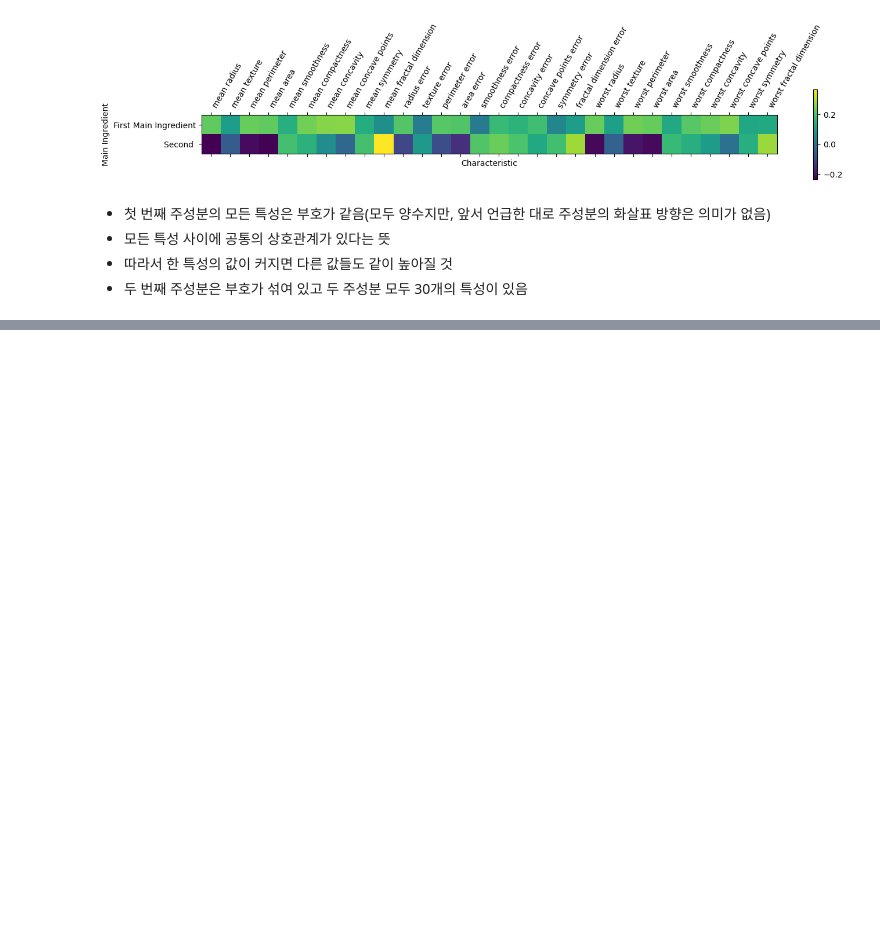
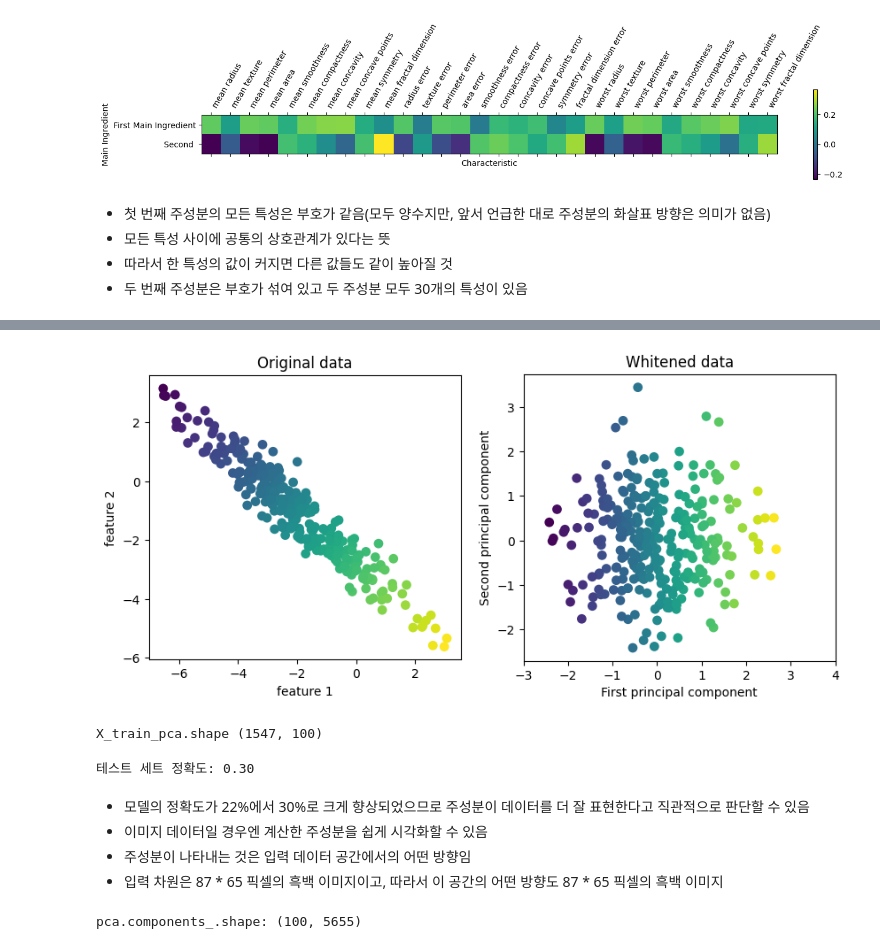
Before and after one commit to haribo09876/MachineLearning, a Jupyter notebook: 03. UnsupervisedLearningAndDataPreprocessing/04. DimensionalityReductionFeatureExtractionManifoldLearning.ipynb, the cells around one changed output, grey strips where cells are left out. Saved outputs shown, nothing was run; the diff lists cells and outputs as text; code cells hidden in the pictures; blank space fills up the shorter version.

```diff
--- a/03. UnsupervisedLearningAndDataPreprocessing/04. DimensionalityReductionFeatureExtractionManifoldLearning.ipynb
+++ b/03. UnsupervisedLearningAndDataPreprocessing/04. DimensionalityReductionFeatureExtractionManifoldLearning.ipynb
@@ -173,0 +266,31 @@ plt.ylabel("Main Ingredient");
+# %%
+# 화이트닝 옵션을 사용한 PCA 데이터 변환
+mglearn.plots.plot_pca_whitening()
+# %% [output]
+[figure, added]
+# %%
+# PCA 객체를 훈련 데이터로 학습시켜서 처음 100개의 주성분을 추출한 뒤, 훈련 데이터와 테스트 데이터를 변환
+pca = PCA(n_components=100, whiten=True, random_state=0).fit(X_train)
+X_train_pca = pca.transform(X_train)
+X_test_pca = pca.transform(X_test)
+
+print("X_train_pca.shape", X_train_pca.shape)
+# %% [output]
+X_train_pca.shape (1547, 100)
+# %%
+# 새 데이터는 처음 100개의 주성분에 해당하는 특성을 가짐
+# 이 데이터를 사용해 1-최근접 이웃 분류기로 이미지를 분류
+knn = KNeighborsClassifier(n_neighbors=1)
+knn.fit(X_train_pca, y_train)
+print("테스트 세트 정확도: {:.2f}".format(knn.score(X_test_pca, y_test)))
+# %% [output]
+테스트 세트 정확도: 0.30
+# %% [markdown]
+- 모델의 정확도가 22%에서 30%로 크게 향상되었으므로 주성분이 데이터를 더 잘 표현한다고 직관적으로 판단할 수 있음
+- 이미지 데이터일 경우엔 계산한 주성분을 쉽게 시각화할 수 있음
+- 주성분이 나타내는 것은 입력 데이터 공간에서의 어떤 방향임
+- 입력 차원은 87 * 65 픽셀의 흑백 이미지이고, 따라서 이 공간의 어떤 방향도 87 * 65 픽셀의 흑백 이미지
+# %%
+print("pca.components_.shape:", pca.components_.shape)
+# %% [output]
+pca.components_.shape: (100, 5655)
```
Also changed, not shown: parts of 38 cells of this notebook.
